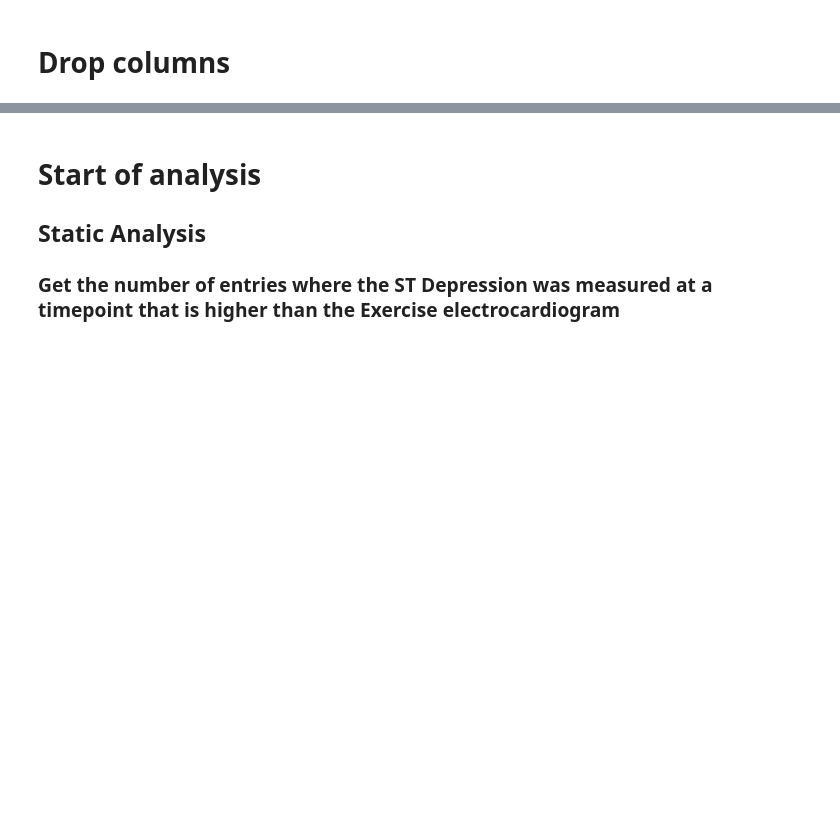
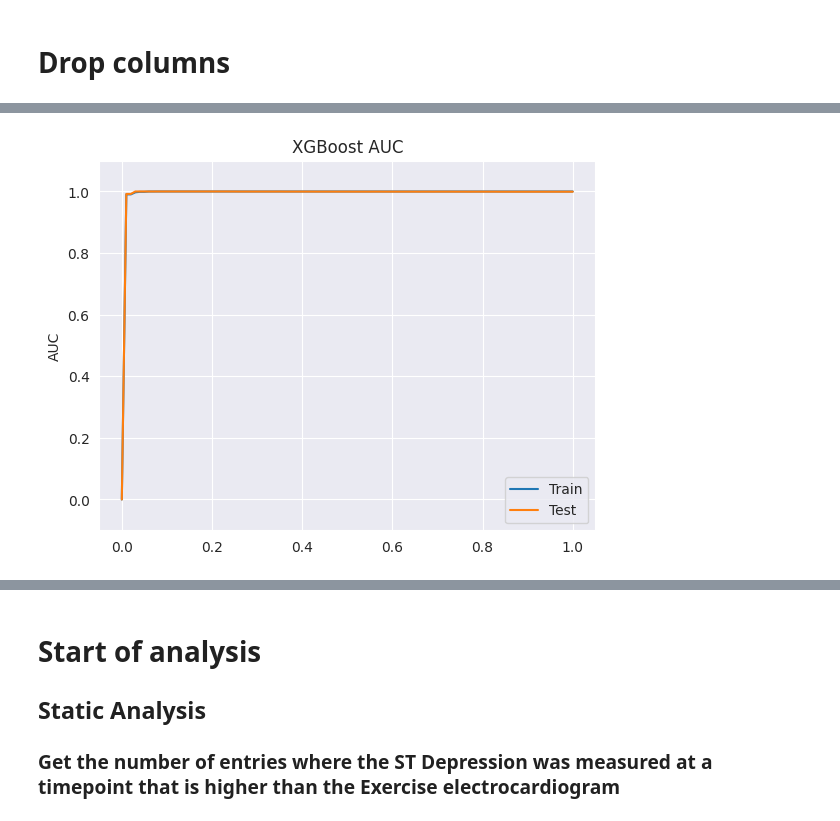
Before and after one commit to FinnHuelsbusch/UniMannheim-DataMining, a Jupyter notebook: Analyse.ipynb, the cells around one changed output, grey strips where cells are left out. Drawn from its saved outputs; the diff is of its cells as text; code cells hidden in the pictures; blank space fills up the shorter version.

```diff
--- a/Analyse.ipynb
+++ b/Analyse.ipynb
@@ -97,0 +111,11 @@ df.drop(unexplained_columns, inplace=True, axis=1)
+# %%
+from sklearn.model_selection import train_test_split
+X = df.loc[ : , (df.columns != 'num')&(df.columns != 'dataset')]
+y = df.loc[: , (df.columns== 'num')].values.ravel().copy()
+y[y> 1] = 1
+X_train, X_test, y_train, y_test = train_test_split(X, y, test_size=0.25, random_state=42)
+eval_set = [(X_train, y_train), (X_test, y_test)]
+# %%
+from xgboost import XGBClassifier
+xgb = XGBClassifier(tree_method="hist", eval_metric= "auc", enable_categorical=True)
+xgb.fit(X_train, y_train, eval_set=eval_set)
@@ -97,0 +150,16 @@ df.drop(unexplained_columns, inplace=True, axis=1)
+# %%
+results = xgb.evals_result()
+epochs = len(results['validation_0']['auc'])
+x_axis = np.arange(0, 1.001,0.01)
+# %%
+fig, ax = plt.subplots()
+ax.plot(x_axis, [0]+results['validation_0']['auc'], label='Train')
+ax.plot(x_axis, [0]+results['validation_1']['auc'], label='Test')
+ax.legend()
+plt.ylabel('AUC')
+plt.title('XGBoost AUC')
+plt.ylim(-0.1, 1.1)
+plt.savefig('XGBoost AUC.pdf', bbox_inches='tight')
+plt.show()
+# %% [output]
+[figure, added]
```
Also changed, not shown: parts of 15 cells of this notebook.
